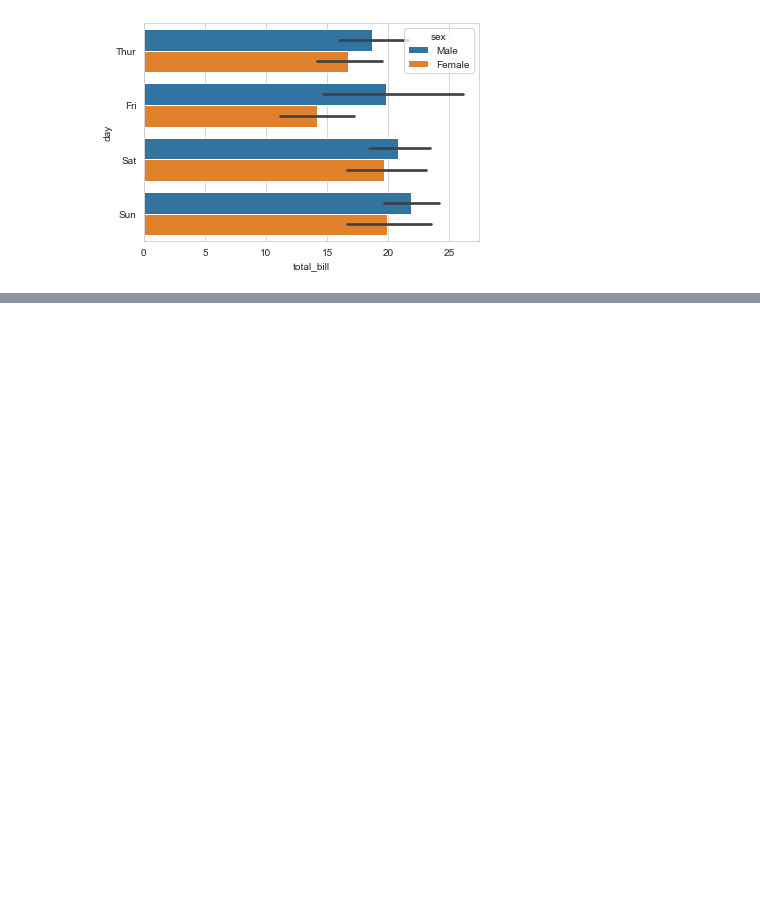
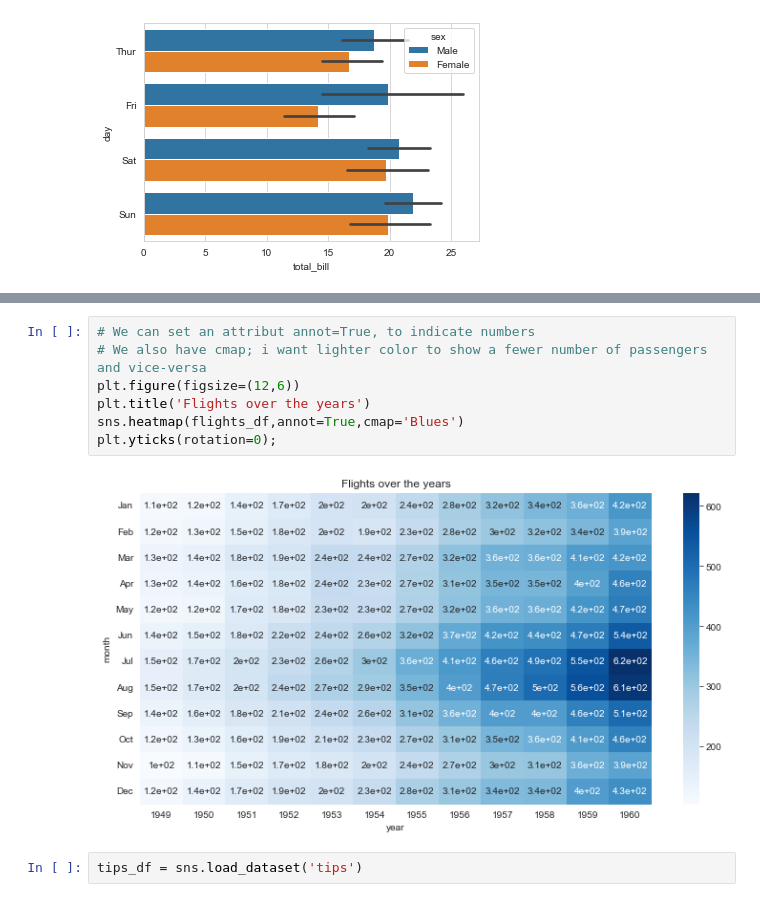
Before and after one commit to Walz194/jovian-data-viz, a Jupyter notebook: jovian_data_vis.ipynb, the cells around one changed output, grey strips where cells are left out. Cells and saved outputs as stored; diff of their text form; blank space fills up the shorter version.

```diff
--- a/jovian_data_vis.ipynb
+++ b/jovian_data_vis.ipynb
@@ -250,0 +277,11 @@ sns.barplot(x='total_bill',y='day',hue='sex',data=tips)
+# %%
+# We can set an attribut annot=True, to indicate numbers
+# We also have cmap; i want lighter color to show a fewer number of passengers and vice-versa
+plt.figure(figsize=(12,6))
+plt.title('Flights over the years')
+sns.heatmap(flights_df,annot=True,cmap='Blues')
+plt.yticks(rotation=0);
+# %% [output]
+[figure, added]
+# %%
+tips_df = sns.load_dataset('tips')
```
Also changed, not shown: parts of 8 cells of this notebook.
